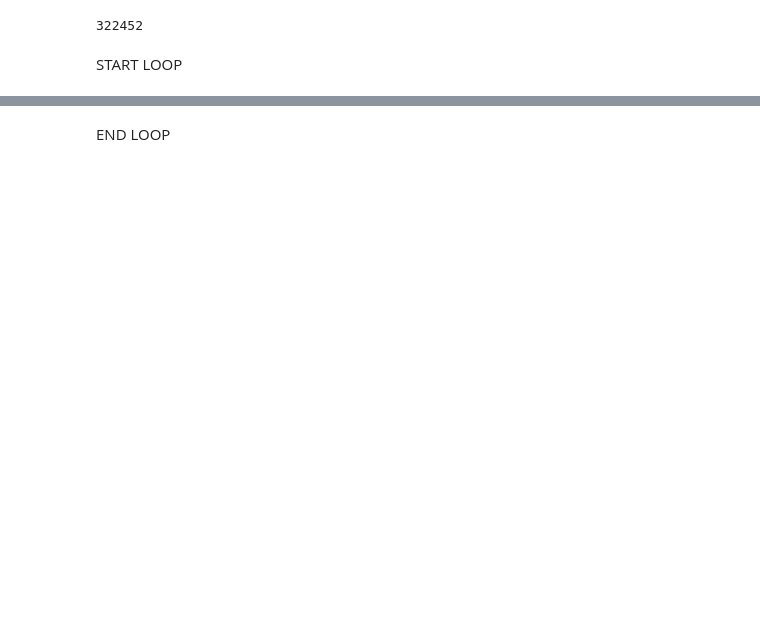
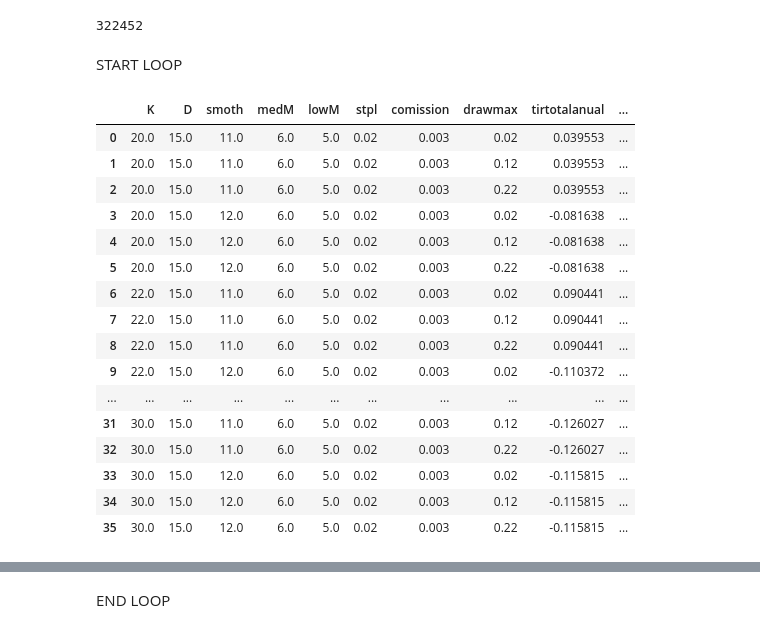
Before and after one commit to SciTrade/anaconda_projects, a Jupyter notebook: Trading_System/Stch_1H_1/syscons_compact_2.ipynb, the cells around one changed output, grey strips where cells are left out. Drawn from its saved outputs; the diff is of its cells as text; code cells hidden in the pictures; blank space fills up the shorter version.

```diff
--- a/Trading_System/Stch_1H_1/syscons_compact_2.ipynb
+++ b/Trading_System/Stch_1H_1/syscons_compact_2.ipynb
@@ -211,46 +97,23 @@ dfmetricas = None
 START LOOP
 # %%
 
-                       # loop de processamento de parametros verção  simple
-
-def processar_parametros_simple (dfparamtest, il):
-
-    for indice, linha in dfparamtest.iterrows():
-        il = indice
-
-        K,D, smoth, medM, lowM, stpl, comission, drawmax, lsmetricas =   parametros (dfparamtest, il)
-
-        dfsignals = Stoch_HighMedLow_Long (dftitulosdados, K, D, smoth, medM , lowM)
-
-        dfsignals, dfstoploss = stop_loss_reentry (dfsignals, stpl)
-
-        dfindex = index_calculation (dfsignals, comission)
-
-        dfindexdrawdown = stop_drawdown_simple(dfindex, drawmax)
-
-        # METRICS
-        # creo dataframe para calculo de metricas
-        dfinputmetricas = dfindex[['datetime', 'state','index_sc', 'index','trade']]
-
-        setirtotalanual , lsmetricas = tir_total_anualizada (dfinputmetricas, lsmetricas)
-
-        dftiranual = tir_anuais_df (dfinputmetricas, srbacktest['dataini'], srbacktest['datafim'])
-        setiranuaisestats , lsmetricas = tir_anuais_estats(dftiranual, lsmetricas)
-
-        setradesestats, lsmetricas = trades_estats(dfinputmetricas, lsmetricas)
-
-        dfdrawdowns = drawdowns_df(dfinputmetricas)
-        sedrawdownsestats , lsmetricas = drawdowns_estats(dfdrawdowns, lsmetricas)
-
-        dfdiasout = dias_out_df (dfinputmetricas)
-        sediasoutestats, lsmetricas = dias_out_estats(dfdiasout, lsmetricas)
-
-        dfstopdrawdown = stop_drawdown_df (dfindexdrawdown)
-        sestopdrawdownestats, lsmetricas = stop_drawdown_estats(dfstopdrawdown, lsmetricas)
-        #display (lsmetricas )
-        dfmetricas = atualizar_df_metricas(dfmetricas, lsmetricas)
-
-        return dfmetricas
-
-dfmetricas = processar_parametros_simple (dfparamtest, il)
+dfmetricas = processar_parametros_simple (dfparamtest, dftitulosdados, srbacktest)
+display (dfmetricas)
 # %% [output]
+|  | K | D | smoth | medM | lowM | stpl | comission | drawmax | tirtotalanual | ... |
+| 0 | 20.0 | 15.0 | 11.0 | 6.0 | 5.0 | 0.02 | 0.003 | 0.02 | 0.039553 | ... |
+| 1 | 20.0 | 15.0 | 11.0 | 6.0 | 5.0 | 0.02 | 0.003 | 0.12 | 0.039553 | ... |
+| 2 | 20.0 | 15.0 | 11.0 | 6.0 | 5.0 | 0.02 | 0.003 | 0.22 | 0.039553 | ... |
+| 3 | 20.0 | 15.0 | 12.0 | 6.0 | 5.0 | 0.02 | 0.003 | 0.02 | -0.081638 | ... |
+| 4 | 20.0 | 15.0 | 12.0 | 6.0 | 5.0 | 0.02 | 0.003 | 0.12 | -0.081638 | ... |
+| 5 | 20.0 | 15.0 | 12.0 | 6.0 | 5.0 | 0.02 | 0.003 | 0.22 | -0.081638 | ... |
+| 6 | 22.0 | 15.0 | 11.0 | 6.0 | 5.0 | 0.02 | 0.003 | 0.02 | 0.090441 | ... |
+| 7 | 22.0 | 15.0 | 11.0 | 6.0 | 5.0 | 0.02 | 0.003 | 0.12 | 0.090441 | ... |
+| 8 | 22.0 | 15.0 | 11.0 | 6.0 | 5.0 | 0.02 | 0.003 | 0.22 | 0.090441 | ... |
+| 9 | 22.0 | 15.0 | 12.0 | 6.0 | 5.0 | 0.02 | 0.003 | 0.02 | -0.110372 | ... |
+| ... | ... | ... | ... | ... | ... | ... | ... | ... | ... | ... |
+| 31 | 30.0 | 15.0 | 11.0 | 6.0 | 5.0 | 0.02 | 0.003 | 0.12 | -0.126027 | ... |
+| 32 | 30.0 | 15.0 | 11.0 | 6.0 | 5.0 | 0.02 | 0.003 | 0.22 | -0.126027 | ... |
+| 33 | 30.0 | 15.0 | 12.0 | 6.0 | 5.0 | 0.02 | 0.003 | 0.02 | -0.115815 | ... |
+| 34 | 30.0 | 15.0 | 12.0 | 6.0 | 5.0 | 0.02 | 0.003 | 0.12 | -0.115815 | ... |
+| 35 | 30.0 | 15.0 | 12.0 | 6.0 | 5.0 | 0.02 | 0.003 | 0.22 | -0.115815 | ... |
```
Also changed, not shown: parts of 10 cells of this notebook, 1 other file.
